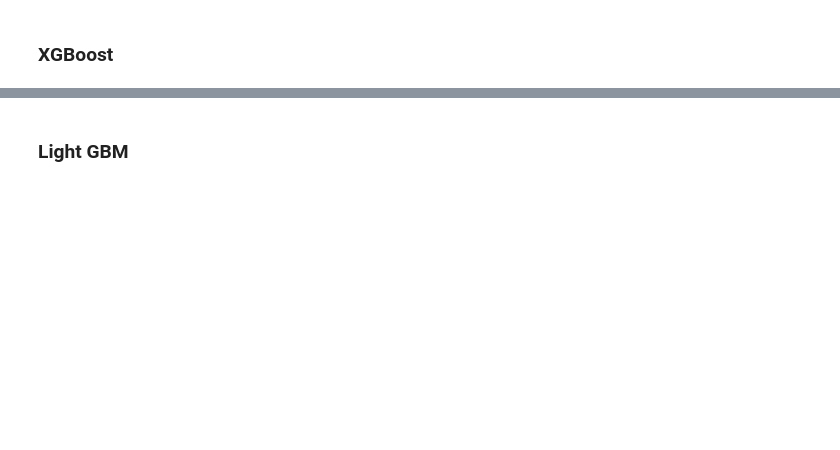
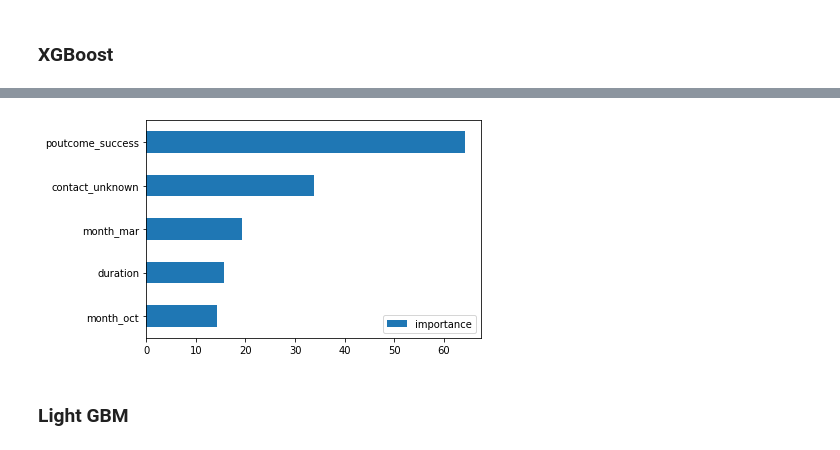
Before and after one commit to MattLeRoi/modeling_banking_customers, a Jupyter notebook: index.ipynb, the cells around one changed output, grey strips where cells are left out. Drawn from its saved outputs; the diff is of its cells as text; code cells hidden in the pictures; blank space fills up the shorter version.

```diff
--- a/index.ipynb
+++ b/index.ipynb
@@ -168,3 +255,12 @@ plt.show()
+# %%
+importance = xgb_model.get_booster().get_score(importance_type='gain')
+importance_df = pd.DataFrame({'importance':list(importance.values())}, index=importance.keys())
+
+importances=importance_df.sort_values(by='importance', ascending=True).tail(5)
+importances.plot(kind='barh');
+imp_factors['XGBClassifier']=importances.sort_values(by='importance',ascending=False).head(5).index
+# %% [output]
+[figure, added]
 # %% [markdown]
 ### Light GBM
 # %%
```
Also changed, not shown: parts of 27 cells of this notebook, 4 other files.
